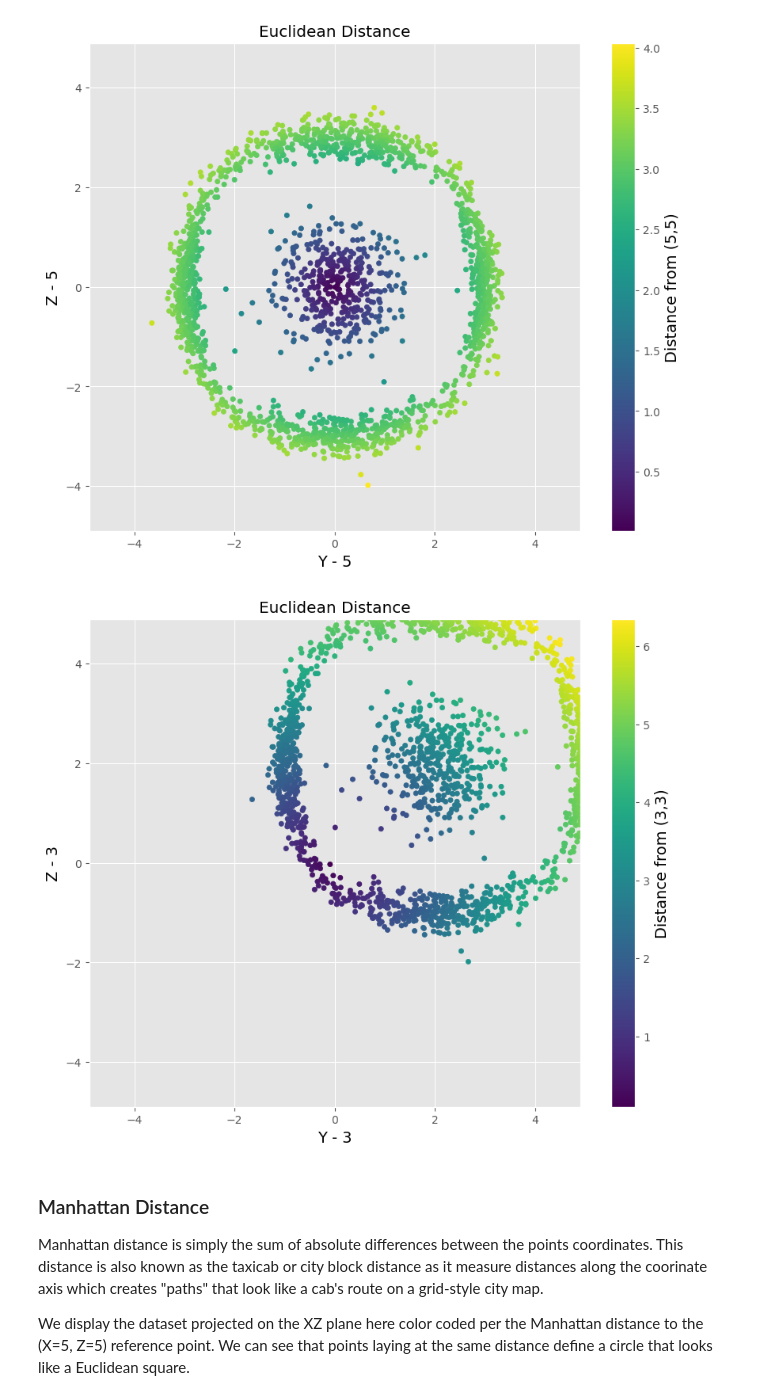
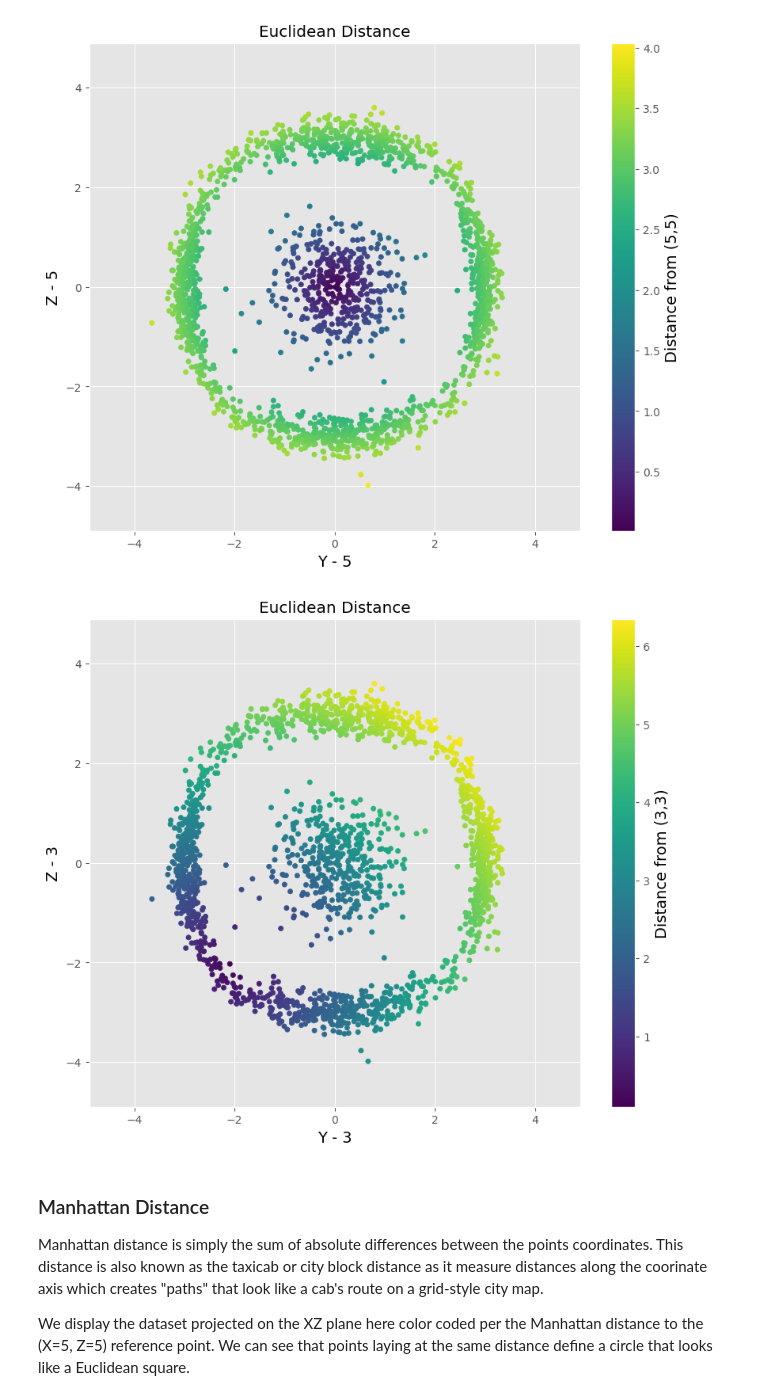
Before and after one commit to YodaTryNot/jupyter-notebooks, a Jupyter notebook: Euclidean_and_Manhattan_Distances_Case_Study_bb.ipynb, the cells around one changed output. Saved outputs shown, nothing was run; the diff lists cells and outputs as text; code cells hidden in the pictures.

```diff
--- a/Euclidean_and_Manhattan_Distances_Case_Study_bb.ipynb
+++ b/Euclidean_and_Manhattan_Distances_Case_Study_bb.ipynb
@@ -56,18 +56,18 @@ cb.set_label('Distance from (5,5)', size=14)
 # %%
 figEuclid = plt.figure(figsize=[10,8])
 
-plt.scatter(df.Y - 3, df.Z - 3, c=distEuclid_33, s=20)
+plt.scatter(df.Y - 5, df.Z - 5, c=distEuclid_33, s=20)
 plt.ylim([-4.9,4.9])
 plt.xlim([-4.9,4.9])
 plt.xlabel('Y - 3', size=14)
 plt.ylabel('Z - 3', size=14)
 plt.title('Euclidean Distance')
 cb = plt.colorbar()
 cb.set_label('Distance from (3,3)', size=14)
 
 #figEuclid.savefig('plots/Euclidean.png')
 # %% [output]
-[figure, old version]
+[figure, new version]
 # %% [markdown]
 ### Manhattan Distance
 
```
